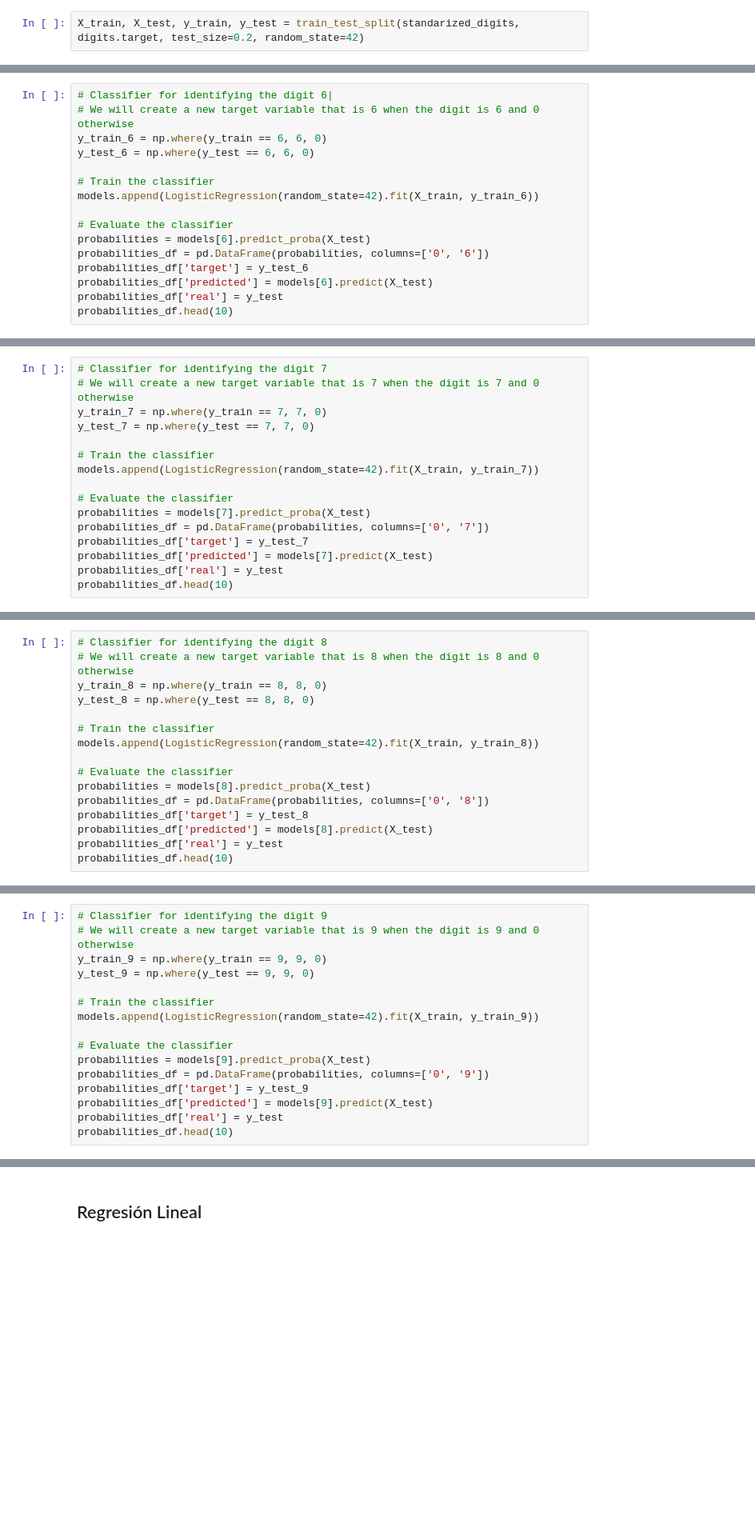
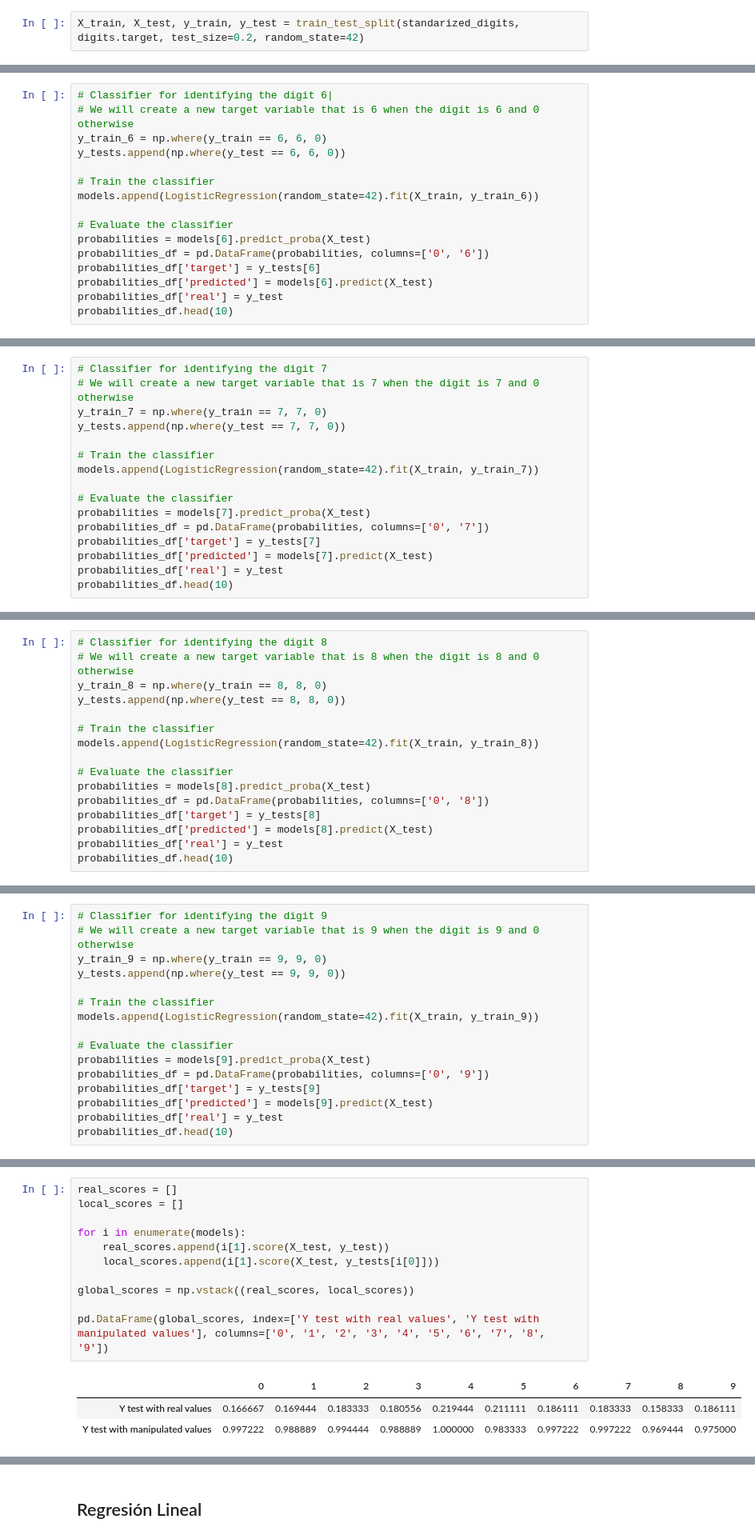
Before and after one commit to MonicaCabanas23/Clasificacion-y-Regresion-Lineal, a Jupyter notebook: Clasificacion_y_Regresion_Lineal.ipynb, the cells around one changed output, grey strips where cells are left out. Shown: that part at 80% size. Saved outputs shown, nothing was run; the diff lists cells and outputs as text; blank space fills up the shorter version.

Commit message:
:sparkles: Adding scores evaluations

```diff
--- a/Clasificacion_y_Regresion_Lineal.ipynb
+++ b/Clasificacion_y_Regresion_Lineal.ipynb
@@ -290,7 +291,7 @@ probabilities_df.head(10)
 # Classifier for identifying the digit 6|
 # We will create a new target variable that is 6 when the digit is 6 and 0 otherwise
 y_train_6 = np.where(y_train == 6, 6, 0)
-y_test_6 = np.where(y_test == 6, 6, 0)
+y_tests.append(np.where(y_test == 6, 6, 0))
 
 # Train the classifier
 models.append(LogisticRegression(random_state=42).fit(X_train, y_train_6))
@@ -298,7 +299,7 @@ models.append(LogisticRegression(random_state=42).fit(X_train, y_train_6))
 # Evaluate the classifier
 probabilities = models[6].predict_proba(X_test)
 probabilities_df = pd.DataFrame(probabilities, columns=['0', '6'])
-probabilities_df['target'] = y_test_6
+probabilities_df['target'] = y_tests[6]
 probabilities_df['predicted'] = models[6].predict(X_test)
 probabilities_df['real'] = y_test
 probabilities_df.head(10)
@@ -318,7 +319,7 @@ probabilities_df.head(10)
 # Classifier for identifying the digit 7
 # We will create a new target variable that is 7 when the digit is 7 and 0 otherwise
 y_train_7 = np.where(y_train == 7, 7, 0)
-y_test_7 = np.where(y_test == 7, 7, 0)
+y_tests.append(np.where(y_test == 7, 7, 0))
 
 # Train the classifier
 models.append(LogisticRegression(random_state=42).fit(X_train, y_train_7))
@@ -326,7 +327,7 @@ models.append(LogisticRegression(random_state=42).fit(X_train, y_train_7))
 # Evaluate the classifier
 probabilities = models[7].predict_proba(X_test)
 probabilities_df = pd.DataFrame(probabilities, columns=['0', '7'])
-probabilities_df['target'] = y_test_7
+probabilities_df['target'] = y_tests[7]
 probabilities_df['predicted'] = models[7].predict(X_test)
 probabilities_df['real'] = y_test
 probabilities_df.head(10)
@@ -346,7 +347,7 @@ probabilities_df.head(10)
 # Classifier for identifying the digit 8
 # We will create a new target variable that is 8 when the digit is 8 and 0 otherwise
 y_train_8 = np.where(y_train == 8, 8, 0)
-y_test_8 = np.where(y_test == 8, 8, 0)
+y_tests.append(np.where(y_test == 8, 8, 0))
 
 # Train the classifier
 models.append(LogisticRegression(random_state=42).fit(X_train, y_train_8))
@@ -354,7 +355,7 @@ models.append(LogisticRegression(random_state=42).fit(X_train, y_train_8))
 # Evaluate the classifier
 probabilities = models[8].predict_proba(X_test)
 probabilities_df = pd.DataFrame(probabilities, columns=['0', '8'])
-probabilities_df['target'] = y_test_8
+probabilities_df['target'] = y_tests[8]
 probabilities_df['predicted'] = models[8].predict(X_test)
 probabilities_df['real'] = y_test
 probabilities_df.head(10)
@@ -374,7 +375,7 @@ probabilities_df.head(10)
 # Classifier for identifying the digit 9
 # We will create a new target variable that is 9 when the digit is 9 and 0 otherwise
 y_train_9 = np.where(y_train == 9, 9, 0)
-y_test_9 = np.where(y_test == 9, 9, 0)
+y_tests.append(np.where(y_test == 9, 9, 0))
 
 # Train the classifier
 models.append(LogisticRegression(random_state=42).fit(X_train, y_train_9))
@@ -382,7 +383,7 @@ models.append(LogisticRegression(random_state=42).fit(X_train, y_train_9))
 # Evaluate the classifier
 probabilities = models[9].predict_proba(X_test)
 probabilities_df = pd.DataFrame(probabilities, columns=['0', '9'])
-probabilities_df['target'] = y_test_9
+probabilities_df['target'] = y_tests[9]
 probabilities_df['predicted'] = models[9].predict(X_test)
 probabilities_df['real'] = y_test
 probabilities_df.head(10)
@@ -423,0 +429,15 @@ plot_heatmap(models=models)
+# %%
+real_scores = []
+local_scores = []
+
+for i in enumerate(models):
+    real_scores.append(i[1].score(X_test, y_test))
+    local_scores.append(i[1].score(X_test, y_tests[i[0]]))
+
+global_scores = np.vstack((real_scores, local_scores))
+
+pd.DataFrame(global_scores, index=['Y test with real values', 'Y test with manipulated values'], columns=['0', '1', '2', '3', '4', '5', '6', '7', '8', '9'])
+# %% [output]
+|  | 0 | 1 | 2 | 3 | 4 | 5 | 6 | 7 | 8 | 9 |
+| Y test with real values | 0.166667 | 0.169444 | 0.183333 | 0.180556 | 0.219444 | 0.211111 | 0.186111 | 0.183333 | 0.158333 | 0.186111 |
+| Y test with manipulated values | 0.997222 | 0.988889 | 0.994444 | 0.988889 | 1.000000 | 0.983333 | 0.997222 | 0.997222 | 0.969444 | 0.975000 |
```
Also changed, not shown: parts of 9 cells of this notebook.
